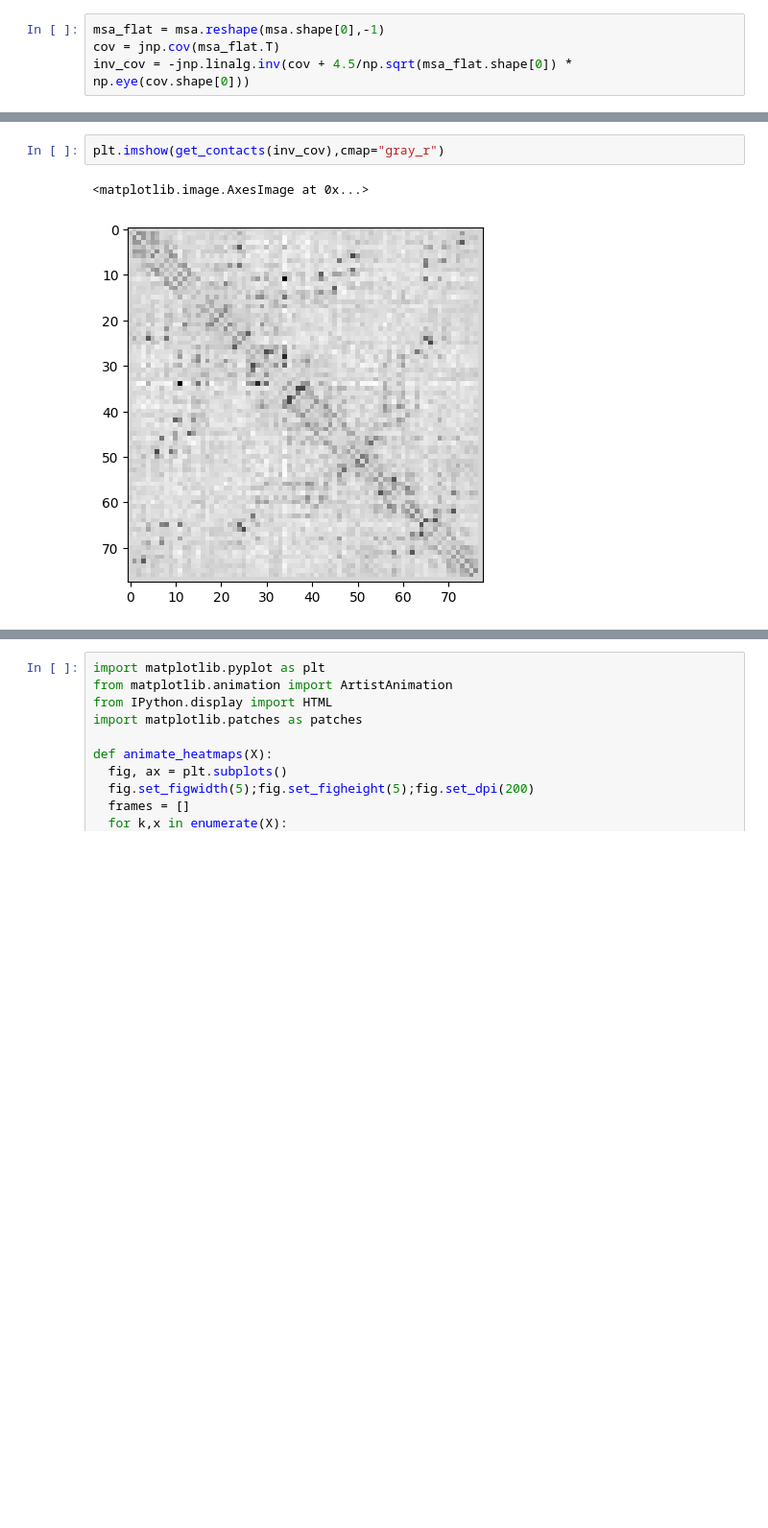
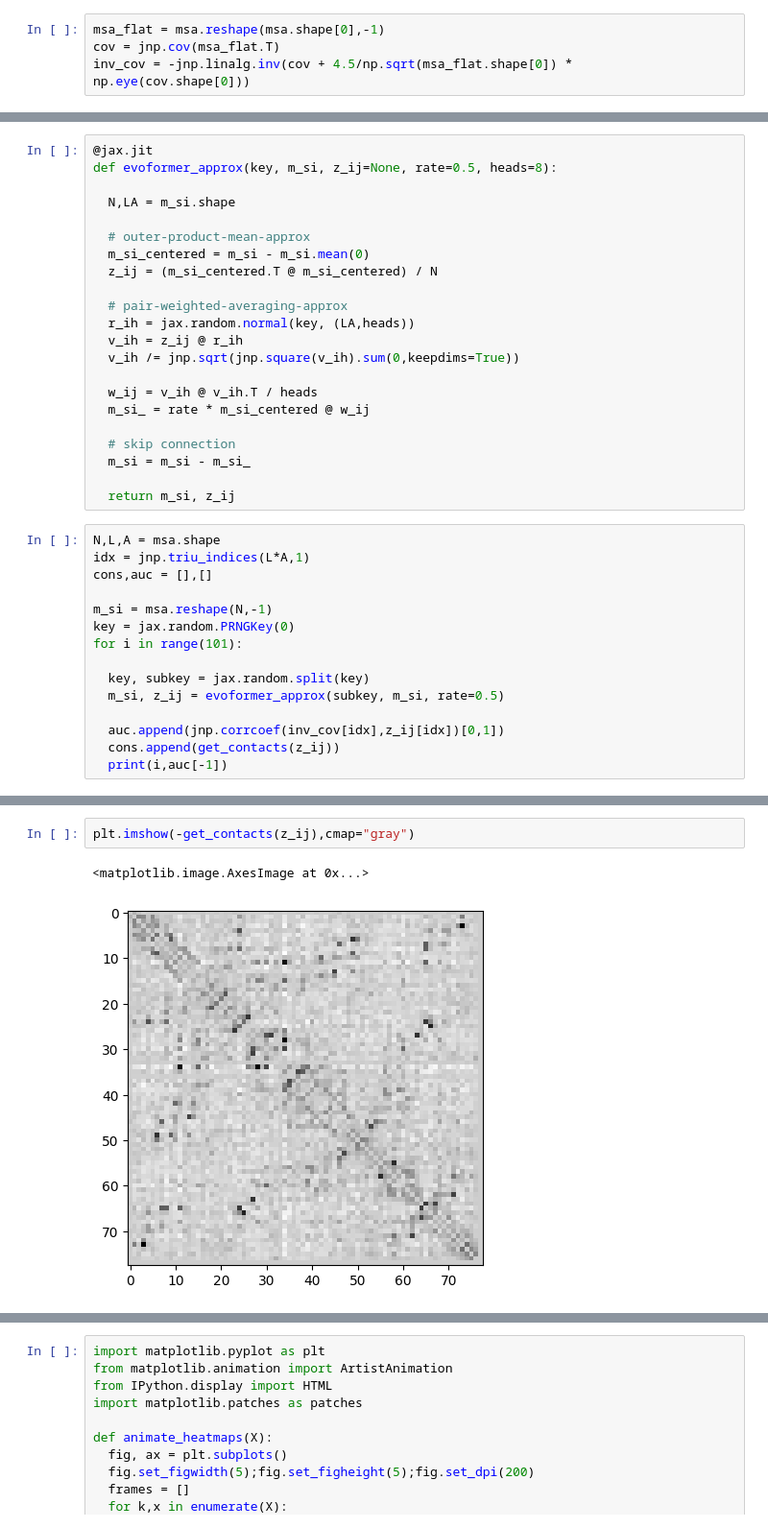
Before and after one commit to sokrypton/ColabBio, a Jupyter notebook: af3_hypothesis.ipynb, the cells around one changed output, grey strips where cells are left out. Shown at 96% size. Drawn from its saved outputs; the diff is of its cells as text; blank space fills up the shorter version.

```diff
--- a/af3_hypothesis.ipynb
+++ b/af3_hypothesis.ipynb
@@ -82,0 +80,37 @@ inv_cov = -jnp.linalg.inv(cov + 4.5/np.sqrt(msa_flat.shape[0]) * np.eye(cov.shap
+# %%
+@jax.jit
+def evoformer_approx(key, m_si, z_ij=None, rate=0.5, heads=8):
+
+  N,LA = m_si.shape
+
+  # outer-product-mean-approx
+  m_si_centered = m_si - m_si.mean(0)
+  z_ij = (m_si_centered.T @ m_si_centered) / N
+
+  # pair-weighted-averaging-approx
+  r_ih = jax.random.normal(key, (LA,heads))
+  v_ih = z_ij @ r_ih
+  v_ih /= jnp.sqrt(jnp.square(v_ih).sum(0,keepdims=True))
+
+  w_ij = v_ih @ v_ih.T / heads
+  m_si_ = rate * m_si_centered @ w_ij
+
+  # skip connection
+  m_si = m_si - m_si_
+
+  return m_si, z_ij
+# %%
+N,L,A = msa.shape
+idx = jnp.triu_indices(L*A,1)
+cons,auc = [],[]
+
+m_si = msa.reshape(N,-1)
+key = jax.random.PRNGKey(0)
+for i in range(101):
+
+  key, subkey = jax.random.split(key)
+  m_si, z_ij = evoformer_approx(subkey, m_si, rate=0.5)
+
+  auc.append(jnp.corrcoef(inv_cov[idx],z_ij[idx])[0,1])
+  cons.append(get_contacts(z_ij))
+  print(i,auc[-1])
@@ -83,5 +144,5 @@ inv_cov = -jnp.linalg.inv(cov + 4.5/np.sqrt(msa_flat.shape[0]) * np.eye(cov.shap
 # %%
-plt.imshow(get_contacts(inv_cov),cmap="gray_r")
+plt.imshow(-get_contacts(z_ij),cmap="gray")
 # %% [output]
 <matplotlib.image.AxesImage at 0x...>
-[figure, old version]
+[figure, new version]
```
Also changed, not shown: parts of 10 cells of this notebook.
